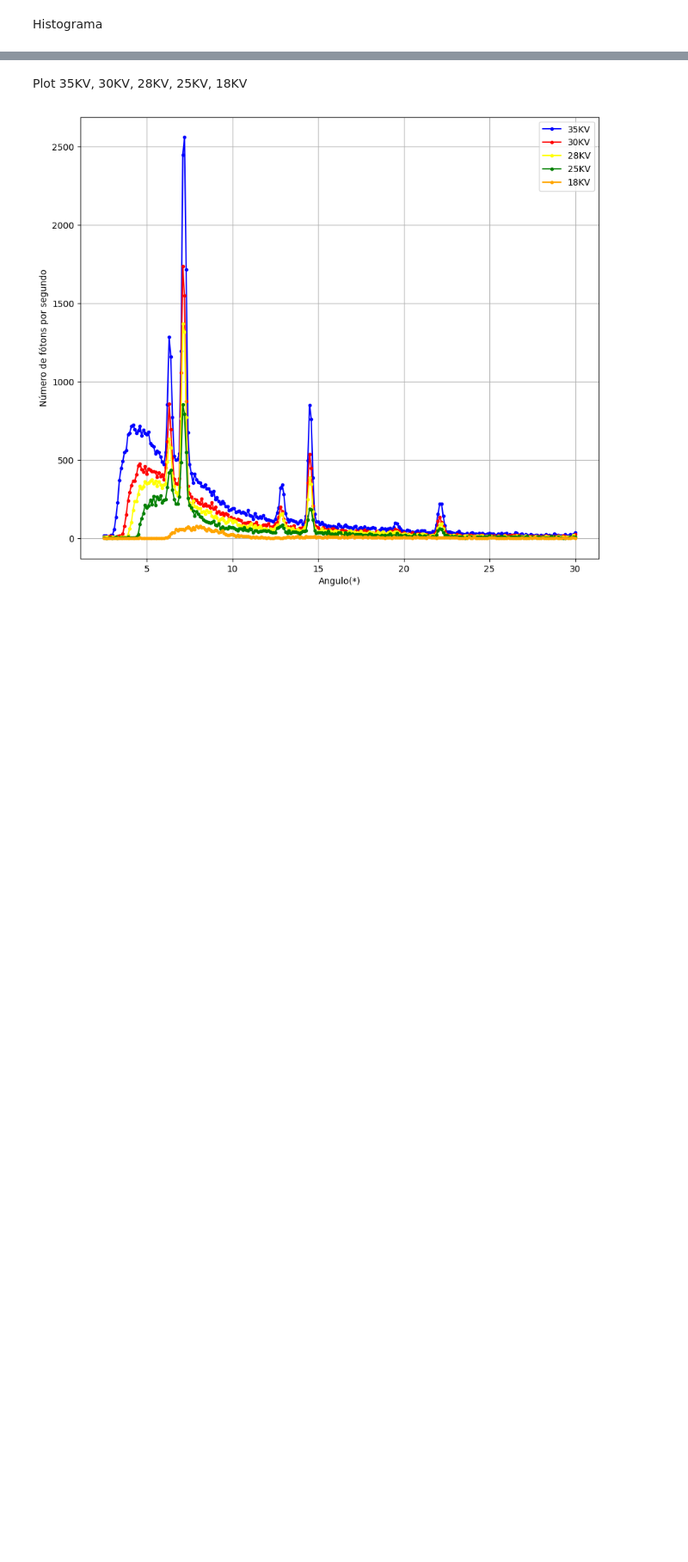
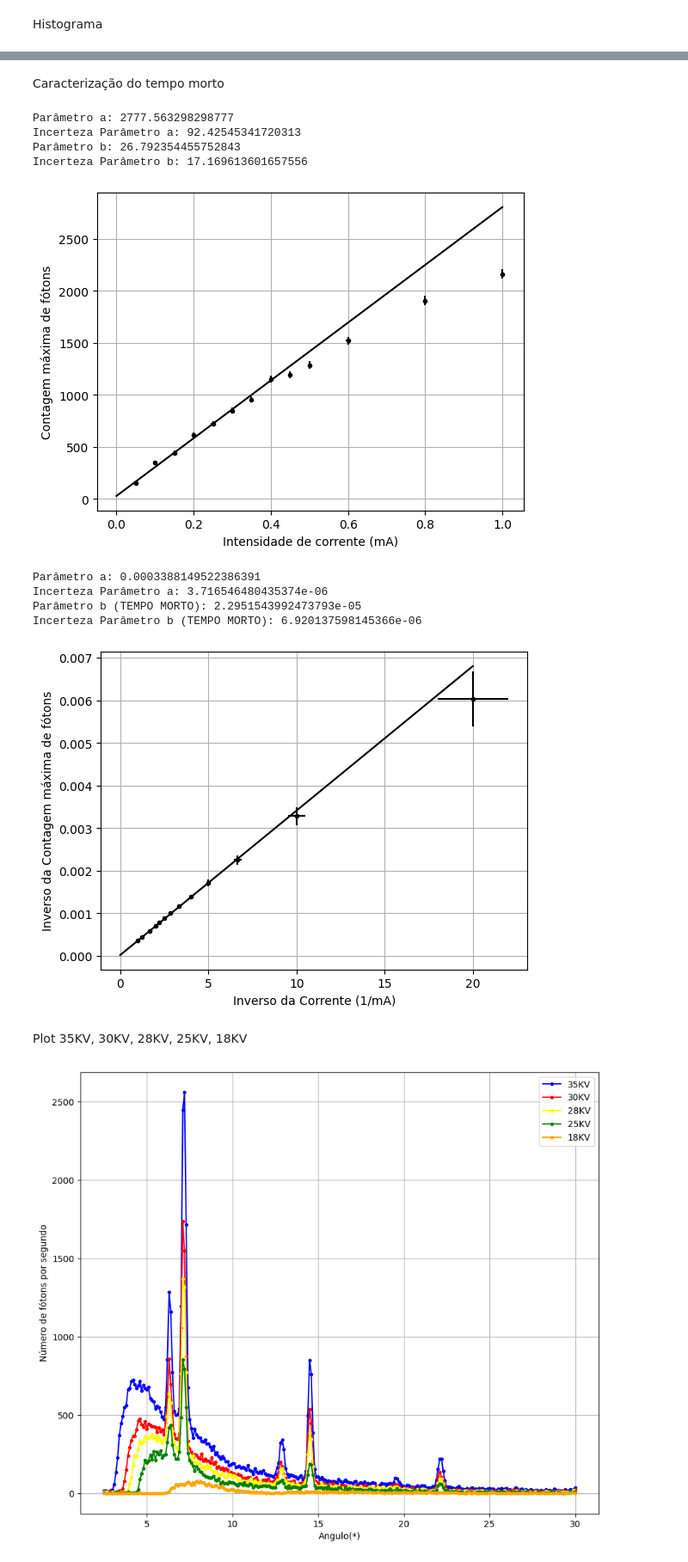
Before and after one commit to DanielDCSS/LabGlither, a Jupyter notebook: OpenLabEX2 VD.ipynb, the cells around one changed output, grey strips where cells are left out. Shown at 86% size. Cells and saved outputs as stored; diff of their text form; code cells hidden in the pictures; blank space fills up the shorter version.

```diff
--- a/OpenLabEX2 VD.ipynb
+++ b/OpenLabEX2 VD.ipynb
@@ -57,3 +82,59 @@ poptHist, pcovHist = curve_fit(gaussB, ListaAbsHist, ListaOrdHist, bounds=([5, 9
+# %% [markdown]
+Caracterização do tempo morto
+# %%
+tm['C'] = np.sqrt(tm['B'])
+tm['D'] = 0.005
+
+def ajusteTempoMorto(x,a,b):
+    return a*x + b
+
+tmAjuste1 = tm.query('0 <= A <= 0.4')
+
+poptTM, pcovTM = curve_fit(ajusteTempoMorto, tmAjuste1['A'], tmAjuste1['B'], sigma=tmAjuste1['C'])
+print('Parâmetro a:', poptTM[0], '\nIncerteza Parâmetro a:', np.sqrt(pcovTM[0][0]) ,'\nParâmetro b:', poptTM[1], '\nIncerteza Parâmetro b:', np.sqrt(pcovTM[1][1]))
+
+x1 = np.linspace(0,1,200)
+
+plt.errorbar(tm['A'], tm['B'], tm['C'], tm['D'], '.k')
+plt.plot(x1,ajusteTempoMorto(x1,poptTM[0],poptTM[1]), 'k')
+plt.xlabel('Intensidade de corrente (mA)')
+plt.ylabel('Contagem máxima de fótons')
+plt.grid()
+plt.show()
+
+tm['E'] = 1/tm['A']
+tm['F'] = 1/ajusteTempoMorto(tm['A'],poptTM[0],poptTM[1])
+tm['G'] = tm['F']**2 * np.sqrt((tm['A'])**2 * pcovTM[0][0] + pcovTM[1][1])
+tm['H'] = tm['E']**2 * tm['D']
+
+poptTM2, pcovTM2 = curve_fit(ajusteTempoMorto, tm['E'], tm['F'], sigma=tm['G'])
+print('Parâmetro a:', poptTM2[0], '\nIncerteza Parâmetro a:', np.sqrt(pcovTM2[0][0]) ,'\nParâmetro b (TEMPO MORTO):', poptTM2[1], '\nIncerteza Parâmetro b (TEMPO MORTO):', np.sqrt(pcovTM2[1][1]))
+
+x2 = np.linspace(0,20,200)
+
+plt.errorbar(tm['E'], tm['F'], tm['G'], tm['H'], '.k')
+plt.plot(x2,ajusteTempoMorto(x2,poptTM2[0],poptTM2[1]), 'k')
+plt.xlabel("Inverso da Corrente (1/mA)")
+plt.ylabel("Inverso da Contagem máxima de fótons")
+plt.grid()
+plt.show()
+
+df['B'] = df['B']/(1-(pcovTM2[1][1]*df['B']))
+df['C'] = df['C']/(1-(pcovTM2[1][1]*df['C']))
+df['D'] = df['D']/(1-(pcovTM2[1][1]*df['D']))
+df['E'] = df['E']/(1-(pcovTM2[1][1]*df['E']))
+df['F'] = df['F']/(1-(pcovTM2[1][1]*df['F']))
+# %% [output]
+Parâmetro a: 2777.563298298777
+Incerteza Parâmetro a: 92.42545341720313
+Parâmetro b: 26.792354455752843
+Incerteza Parâmetro b: 17.169613601657556
+[figure, added]
+Parâmetro a: 0.0003388149522386391
+Incerteza Parâmetro a: 3.716546480435374e-06
+Parâmetro b (TEMPO MORTO): 2.2951543992473793e-05
+Incerteza Parâmetro b (TEMPO MORTO): 6.920137598145366e-06
+[figure, added]
 # %% [markdown]
 Plot 35KV, 30KV, 28KV, 25KV, 18KV
 # %%
```
Also changed, not shown: parts of 10 cells of this notebook.
